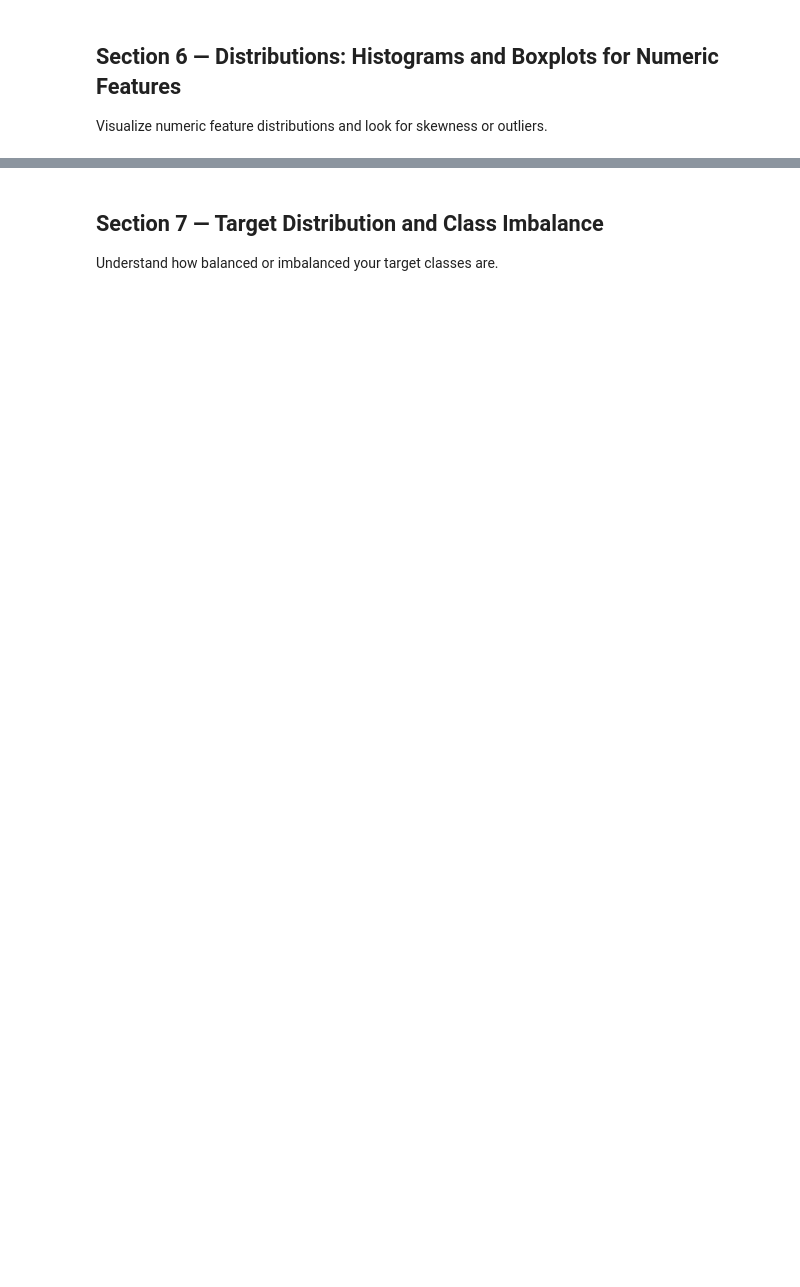
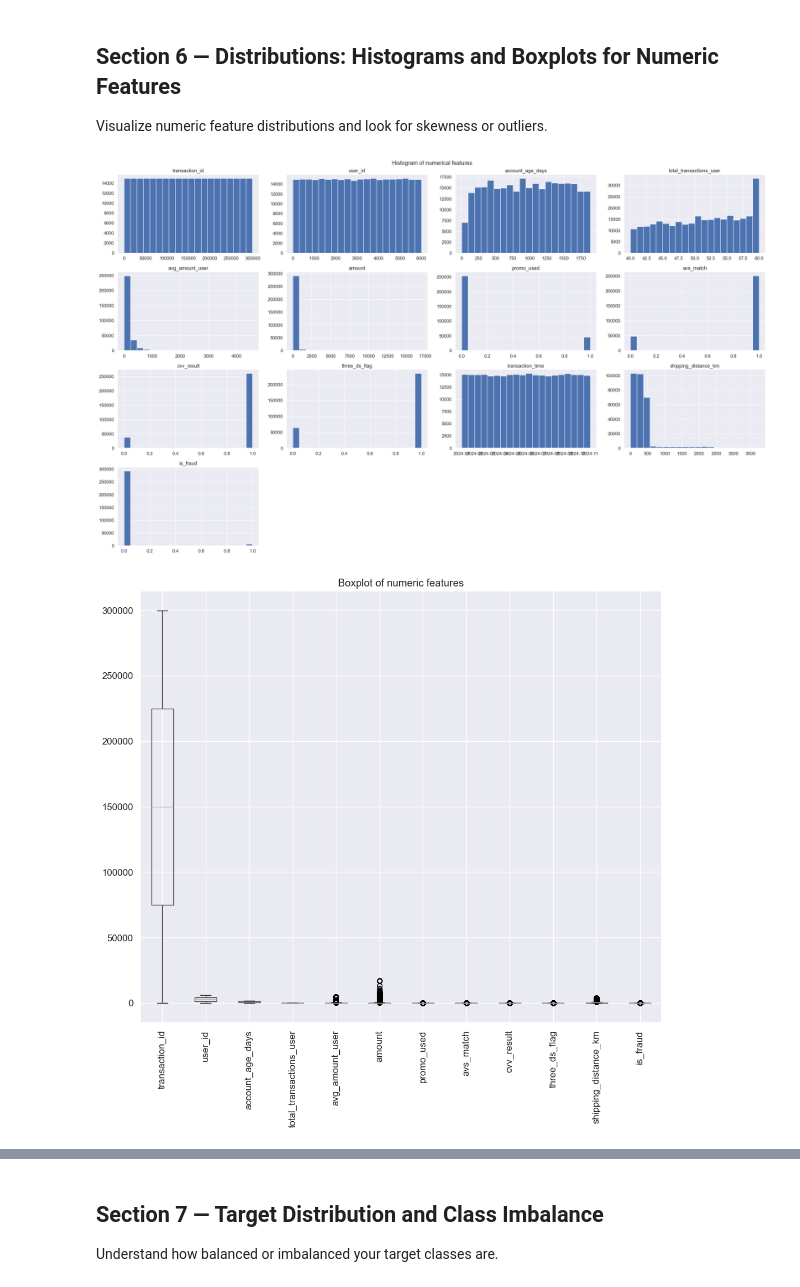
Before and after one commit to ejaz-uddin-swaron/phitron-phase-2-ai-ml-dl-python, a Jupyter notebook: Module 6.5- Practice on Module 06 -EDA-.ipynb, the cells around one changed output, grey strips where cells are left out. Cells and saved outputs as stored; diff of their text form; code cells hidden in the pictures; blank space fills up the shorter version.

```diff
--- a/Module 6.5- Practice on Module 06 -EDA-.ipynb
+++ b/Module 6.5- Practice on Module 06 -EDA-.ipynb
@@ -130,8 +139,28 @@ _Are there many columns? Any data types that look unexpected? What did you learn
 
 Separate the target and features into numeric and categorical groups.
 # %%
+df["transaction_time"] = pd.to_datetime(df["transaction_time"], utc=True)
+
 # TODO:
 # 1. Identify your target column name
+target_column = "is_fraud"
+
 # 2. Create a list of numeric feature columns
+numeric_columns = []
+
+for col in df.columns:
+    if df[col].dtype in ["int64", "float64", "datetime64[ns, UTC]"] and col != "is_fraud":
+        numeric_columns.append(col)
+
+
 # 3. Create a list of categorical feature columns
+categorical_columns = []
+
+for col in df.columns:
+    if df[col].dtype == "object":
+        categorical_columns.append(col)
+
 # 4. Print all three
+print("Target column: ", target_column)
+print("Numeric column: ", numeric_columns)
+print("Categorical column: ", categorical_columns)
@@ -159,7 +222,21 @@ Visualize numeric feature distributions and look for skewness or outliers.
 # %%
 # TODO:
 # 1. Plot histograms for numeric features
 # 2. Plot boxplots for numeric features to detect outliers
+
+df[numeric_columns].hist(bins=20, figsize=(25,15))
+plt.suptitle("Histogram of numerical features", fontsize=15)
+plt.tight_layout()
+plt.show()
+
+# df.boxplot(column=numeric_columns[0], figsize=(12,8))
+df[numeric_columns].boxplot(figsize=(12,10))
+plt.title("Boxplot of numeric features")
+plt.xticks(rotation=90)
+plt.show()
+# %% [output]
+[figure, added]
+[figure, added]
 # %% [markdown]
 ### Student Notes and Observations
 
```
Also changed, not shown: parts of 17 cells of this notebook, 2 other files.
